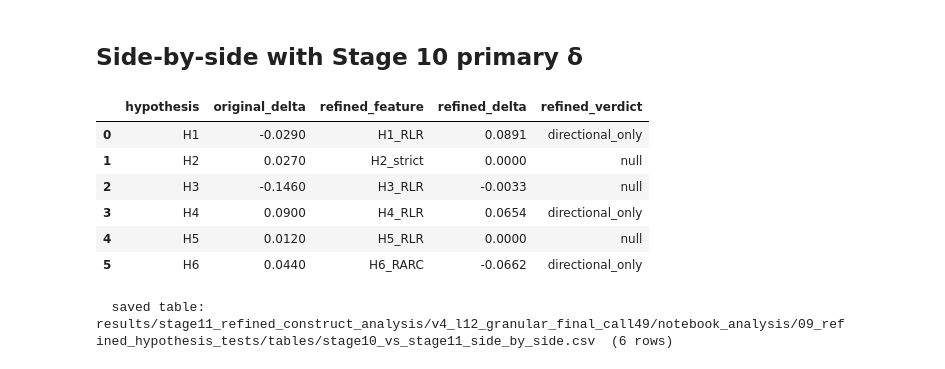
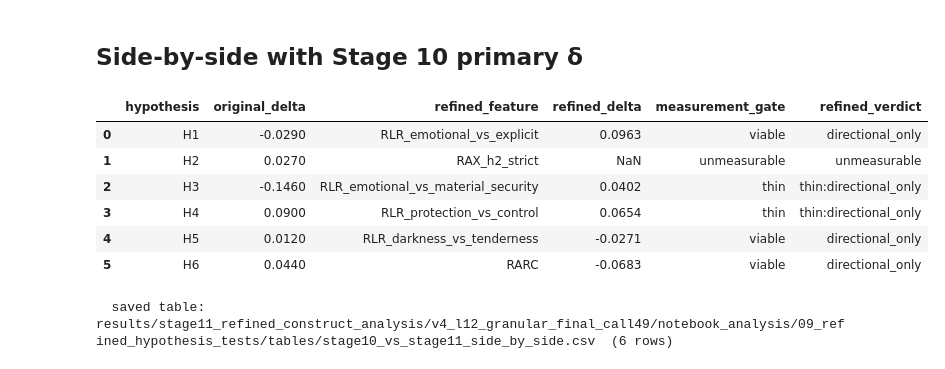
Before and after one commit to BakhturinaPolina/romantic-novels-large-corpus, a Jupyter notebook: notebooks/08_refined_construct_analysis/09_refined_hypothesis_tests.ipynb, the cells around one changed output. Saved outputs shown, nothing was run; the diff lists cells and outputs as text; code cells hidden in the pictures.

```diff
--- a/notebooks/08_refined_construct_analysis/09_refined_hypothesis_tests.ipynb
+++ b/notebooks/08_refined_construct_analysis/09_refined_hypothesis_tests.ipynb
@@ -26,6 +29,7 @@ ctx = nh.setup("09_refined_hypothesis_tests")
 cfg = ctx.cfg
 GATE = nh.effect_gate(cfg)
 delta_freeze = cfg.section("stage10_delta_freeze")
+coverage = nh.load_construct_coverage(cfg)
 # %% [output]
 Project root : /home/polina/Documents/Cursor_Projects/romantic_novels_large_corpus
 Config       : configs/stage11/refined_constructs.yaml
@@ -89,35 +154,36 @@ ctx.save_table(effects, "refined_hypothesis_effects")
 # %%
 side = []
 mapping = {
-    "H1": ("H1_RLR", delta_freeze.get("H1")),
-    "H2": ("H2_strict", delta_freeze.get("H2")),
-    "H3": ("H3_RLR", delta_freeze.get("H3")),
-    "H4": ("H4_RLR", delta_freeze.get("H4")),
-    "H5": ("H5_RLR", delta_freeze.get("H5")),
-    "H6": ("H6_RARC", delta_freeze.get("H6")),
+    "H1": ("RLR_emotional_vs_explicit", delta_freeze.get("H1")),
+    "H2": ("RAX_h2_strict", delta_freeze.get("H2")),
+    "H3": ("RLR_emotional_vs_material_security", delta_freeze.get("H3")),
+    "H4": ("RLR_protection_vs_control", delta_freeze.get("H4")),
+    "H5": ("RLR_darkness_vs_tenderness", delta_freeze.get("H5")),
+    "H6": ("RARC", delta_freeze.get("H6")),
 }
-for hyp, (lab, old) in mapping.items():
-    row = effects[effects["label"] == lab]
+for hyp, (feat, old) in mapping.items():
+    row = effects[effects["feature"] == feat]
     refined = float(row.iloc[0]["cliffs_delta"]) if len(row) else np.nan
     side.append(
         {
             "hypothesis": hyp,
             "original_delta": old,
-            "refined_feature": lab,
+            "refined_feature": feat,
             "refined_delta": refined,
+            "measurement_gate": row.iloc[0]["measurement_gate"] if len(row) else "missing",
             "refined_verdict": row.iloc[0]["verdict"] if len(row) else "missing",
         }
     )
 side_df = pd.DataFrame(side)
 display(side_df)
 ctx.save_table(side_df, "stage10_vs_stage11_side_by_side")
 # %% [output]
-|  | hypothesis | original_delta | refined_feature | refined_delta | refined_verdict |
-| 0 | H1 | -0.0290 | H1_RLR | 0.0891 | directional_only |
-| 1 | H2 | 0.0270 | H2_strict | 0.0000 | null |
-| 2 | H3 | -0.1460 | H3_RLR | -0.0033 | null |
-| 3 | H4 | 0.0900 | H4_RLR | 0.0654 | directional_only |
-| 4 | H5 | 0.0120 | H5_RLR | 0.0000 | null |
-| 5 | H6 | 0.0440 | H6_RARC | -0.0662 | directional_only |
+|  | hypothesis | original_delta | refined_feature | refined_delta | measurement_gate | refined_verdict |
+| 0 | H1 | -0.0290 | RLR_emotional_vs_explicit | 0.0963 | viable | directional_only |
+| 1 | H2 | 0.0270 | RAX_h2_strict | NaN | unmeasurable | unmeasurable |
+| 2 | H3 | -0.1460 | RLR_emotional_vs_material_security | 0.0402 | thin | thin:directional_only |
+| 3 | H4 | 0.0900 | RLR_protection_vs_control | 0.0654 | thin | thin:directional_only |
+| 4 | H5 | 0.0120 | RLR_darkness_vs_tenderness | -0.0271 | viable | directional_only |
+| 5 | H6 | 0.0440 | RARC | -0.0683 | viable | directional_only |
   saved table: results/stage11_refined_construct_analysis/v4_l12_granular_final_call49/notebook_analysis/09_refined_hypothesis_tests/tables/stage10_vs_stage11_side_by_side.csv  (6 rows)
 # %%
```
Also changed, not shown: parts of 3 cells of this notebook, 55 other files.
